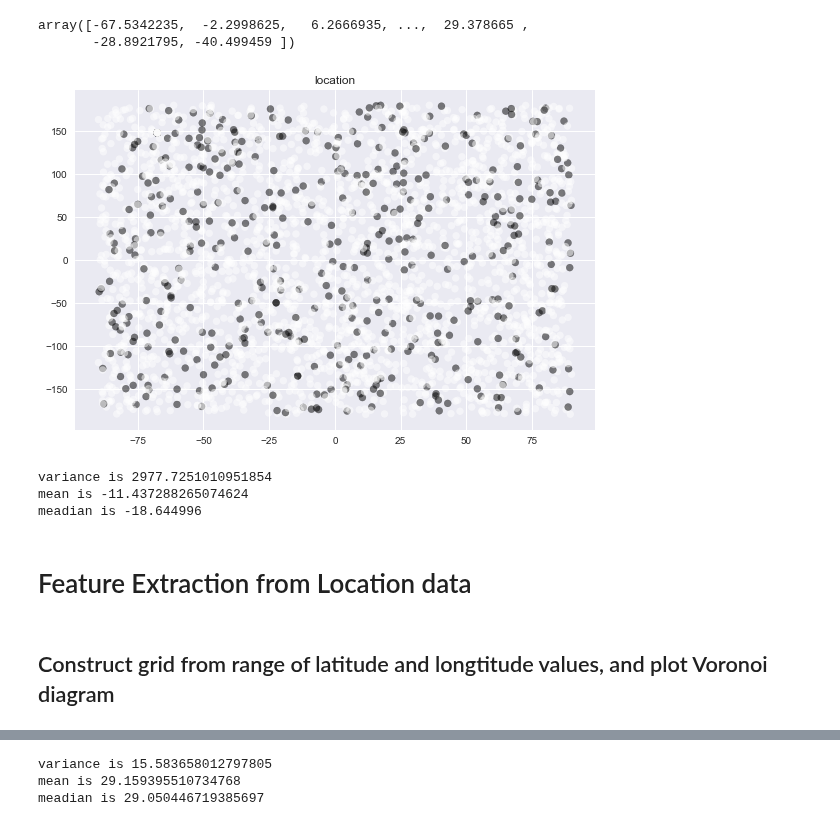
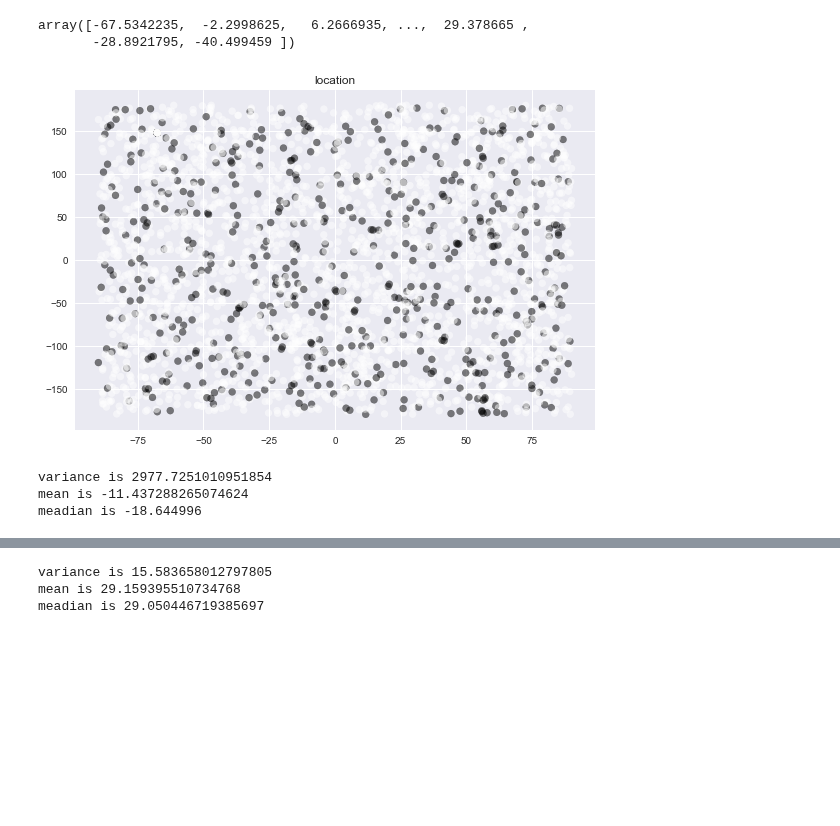
Before and after one commit to aka-sova/236756_Introduction_to_ML, a Jupyter notebook: hw2/HW2/data_exploration_virus.ipynb, the cells around one changed output, grey strips where cells are left out. Drawn from its saved outputs; the diff is of its cells as text; code cells hidden in the pictures; blank space fills up the shorter version.

```diff
--- a/hw2/HW2/data_exploration_virus.ipynb
+++ b/hw2/HW2/data_exploration_virus.ipynb
@@ -394,24 +394,24 @@ array([-67.5342235,  -2.2998625,   6.2666935, ...,  29.378665 ,
 # %%
 import numpy as np
 import matplotlib.pyplot as plt
 import matplotlib.cbook as cbook
 
-flue = y_train.flue
+flue = y_train.cold
 
 color =  ((np.array(flue) +4)^2)
 
 fig, ax = plt.subplots()
 ax.scatter(np.array(locx), np.array(locy), c=color,  alpha=0.5)
 
 
 ax.set_title('location')
 
 ax.grid(True)
 fig.tight_layout()
 
 plt.show()
 # %% [output]
-[figure, old version]
+[figure, new version]
 # %%
 print("variance is {}".format(locx.var()))
 print("mean is {}".format(locx.mean()))
@@ -420,7 +420,3 @@ print("meadian is {}".format(np.median(locx)))
 variance is 2977.7251010951854
 mean is -11.437288265074624
 meadian is -18.644996
-# %% [markdown]
-# Feature Extraction from Location data
-# %% [markdown]
-## Construct grid from range of latitude and longtitude values, and plot Voronoi diagram
```
Also changed, not shown: parts of 4 cells of this notebook.
